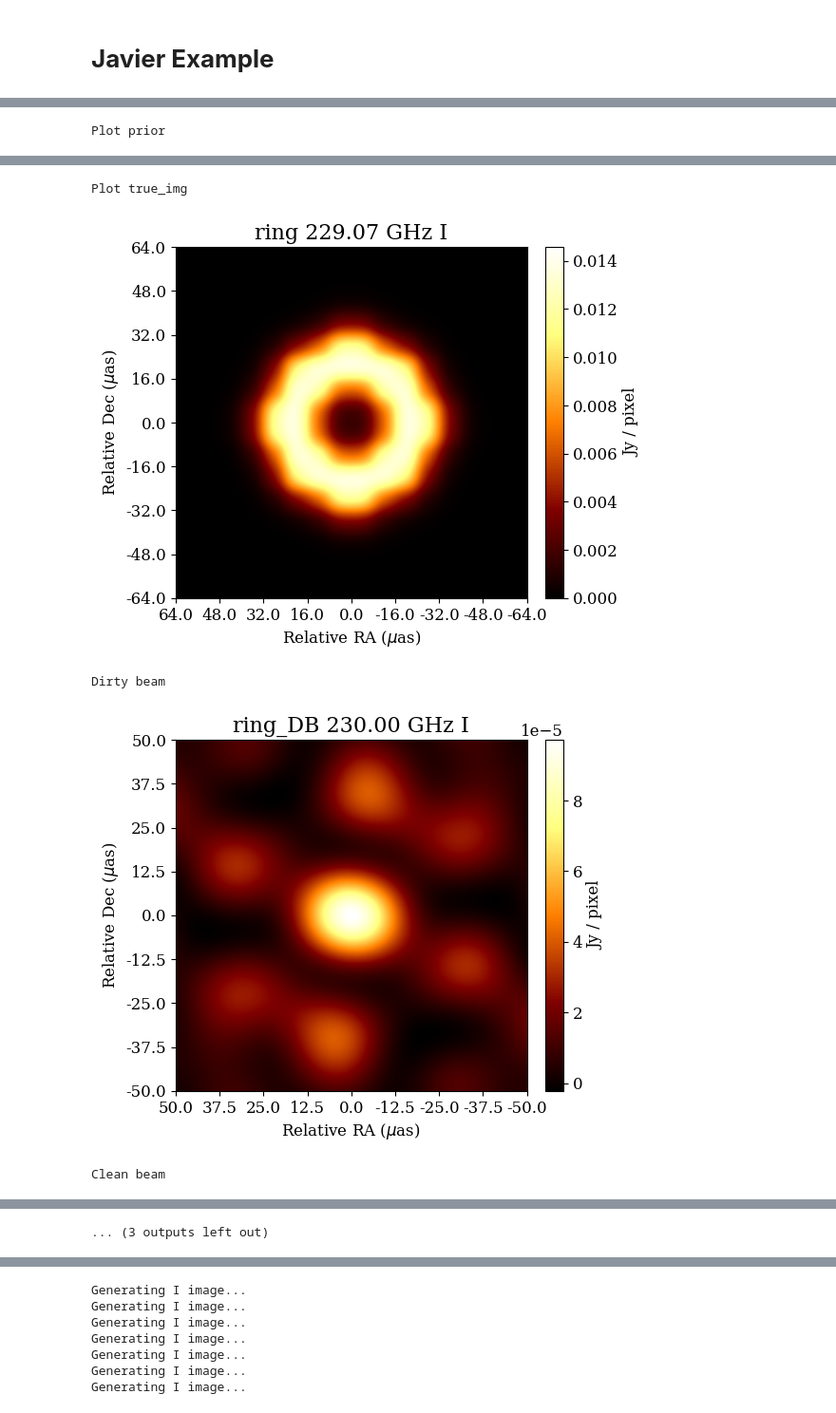
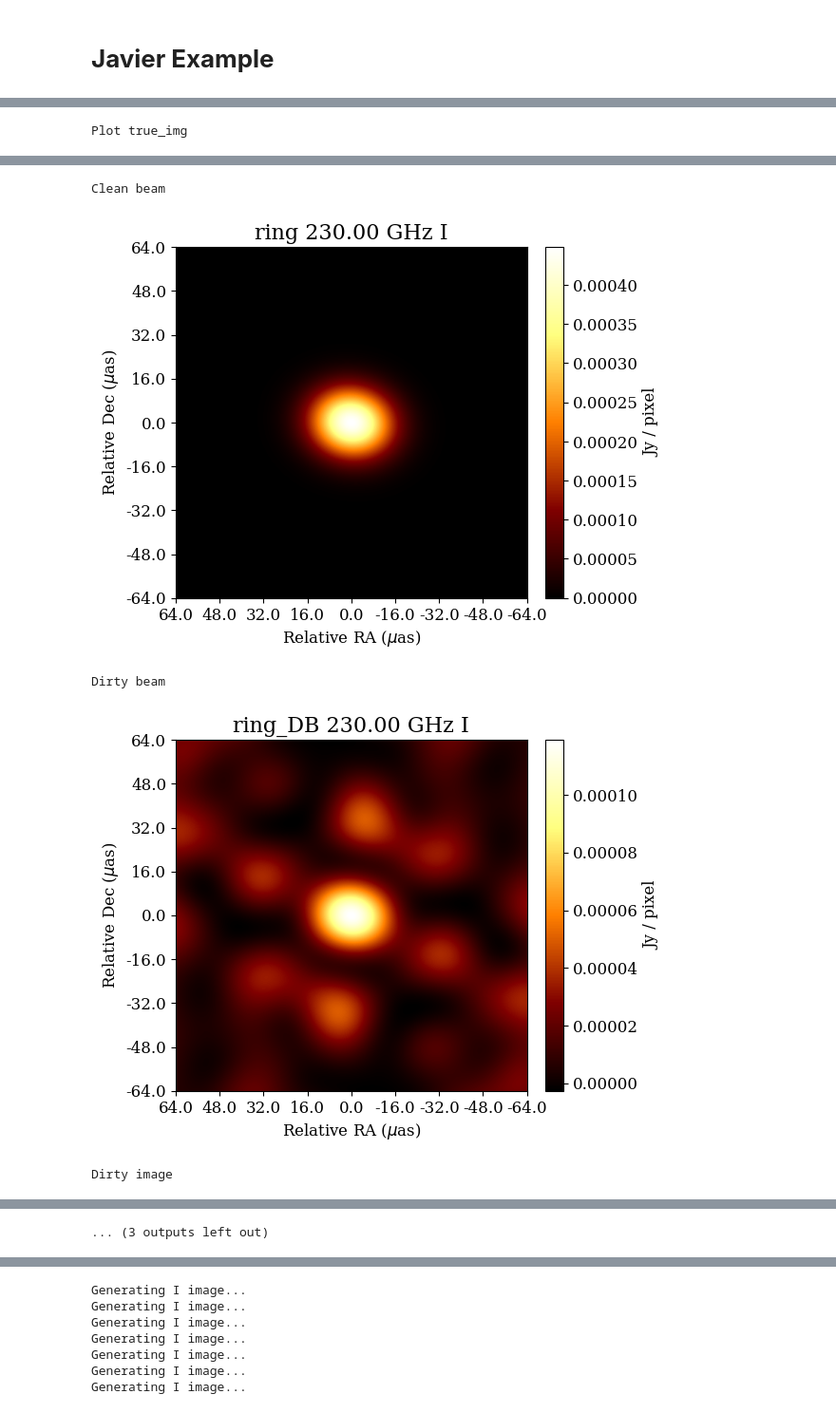
Before and after one commit to mrpiay/mrbeam, a Jupyter notebook: mrbeam_colab.ipynb, the cells around one changed output, grey strips where cells are left out. Shown at 95% size. Saved outputs shown, nothing was run; the diff lists cells and outputs as text; code cells hidden in the pictures.

```diff
--- a/mrbeam_colab.ipynb
+++ b/mrbeam_colab.ipynb
@@ -105,6 +105,8 @@ obs = eh.obsdata.load_uvfits(config['uvf'])
 true_img = eh.image.load_fits(config['img'])
 obs_sc = obs.copy()
 
+fov = 128*eh.RADPERUAS
+npix = 256
 prior = eh.image.make_square(obs_sc, npix, fov) #prior image, make a prior image
 prior = prior.add_gauss(zbl, (prior_fwhm, prior_fwhm, 0, 0, 0))
 prior = prior.add_gauss(1e-2*zbl, (100*eh.RADPERUAS, 100*eh.RADPERUAS, 0, 100*eh.RADPERUAS, 100*eh.RADPERUAS))
@@ -116,23 +118,25 @@ obs.plotall('u', 'v', conj=True)
 print('\nPlot visibility amplitudes, phases, etc. as a function of uv distance')
 obs.plotall('uvdist', 'amp')
 
-print('\nPlot prior')
-prior.display()
-
 print('\nPlot true_img')
 true_img.display()
+
+print('\nClean beam')
+beamparams = obs.fit_beam()
+cbeam = obs.cleanbeam(npix,fov)
+cbeam.display()
 
 print('\nDirty beam')
 dbeam = obs.dirtybeam(npix, fov)
 dbeam.display()
 
-print('\nClean beam')
-cbeam = obs.cleanbeam(npix,fov)
-cbeam.display()
-
 print('\nDirty image')
 dim = obs.dirtyimage(npix, fov)
 dim.display()
+
+print('\nPlot prior')
+prior.display()
+
 #mrpiay
 # %% [output]
 {
@@ -155,4 +159,4 @@ Plot uv-coverage
 [figure]
 Plot visibility amplitudes, phases, etc. as a function of uv distance
 [figure]
-Plot prior
+Plot true_img
@@ -160,5 +164,5 @@ Plot prior
-Plot true_img
+Clean beam
-[figure, old version]
+[figure, new version]
 Dirty beam
-[figure, old version]
+[figure, new version]
-Clean beam
+Dirty image
```
Also changed, not shown: parts of 1 cell of this notebook.
